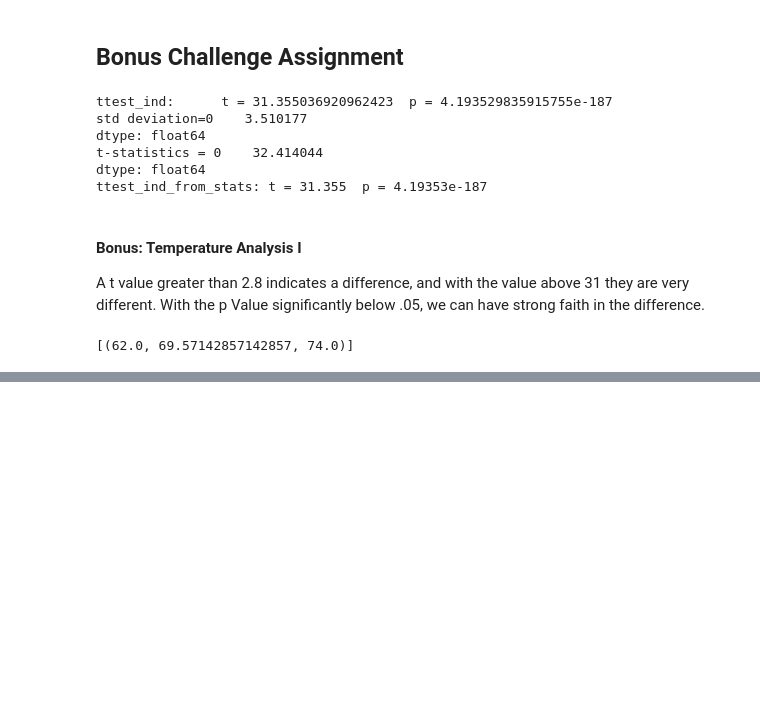
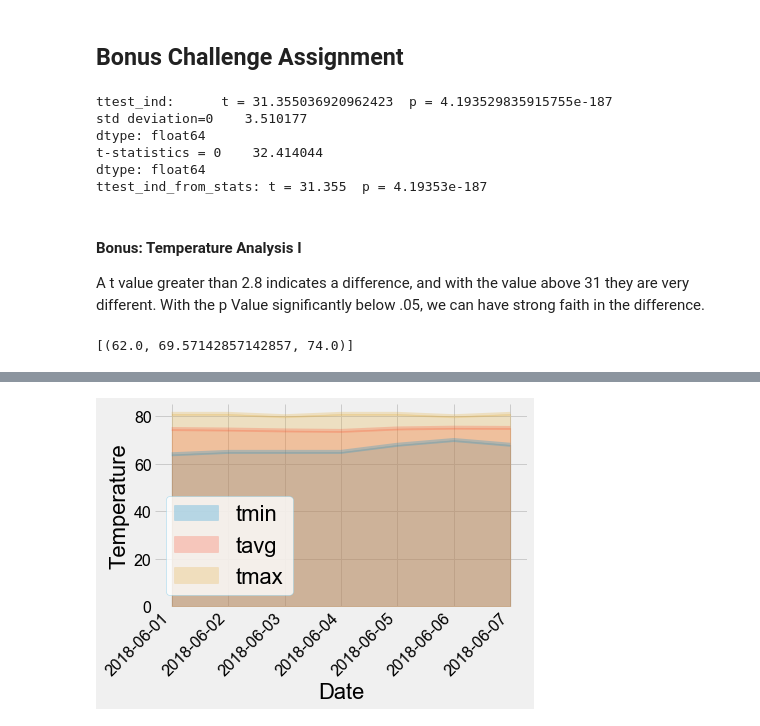
Before and after one commit to gshreve01/sqlalchemy-challenge, a Jupyter notebook: climate.ipynb, the cells around one changed output, grey strips where cells are left out. Cells and saved outputs as stored; diff of their text form; code cells hidden in the pictures; blank space fills up the shorter version.

Commit message:
it is working except for tick labels

```diff
--- a/climate_starter.ipynb
+++ b/climate.ipynb
@@ -387,11 +415,23 @@ daily_normals("01-01")
 # %%
 # calculate the daily normals for your trip
 # push each tuple of calculations into a list called `normals`
+normals = []
 
 # Set the start and end date of the trip
+start_date = min(trip_dates)
+end_date = max(trip_dates)
+#start_date = f"{str(trip_dates[0].month).zfill(2)}-{str(trip_dates[0].day).zfill(2)}"
+#end_date =  f"{str(trip_dates[-1].month).zfill(2)}-{str(trip_dates[-1].day).zfill(2)}"
 
 # Use the start and end date to create a range of dates
+number_of_vacation_days = (end_date - start_date).days + 1
+date_list = [start_date + relativedelta(days=x) for x in range(0, number_of_vacation_days)]
 
 # Stip off the year and save a list of %m-%d strings
+stripped_date_list = [f"{str(dt.month).zfill(2)}-{str(dt.day).zfill(2)}" for dt in date_list]
 
 # Loop through the list of %m-%d strings and calculate the normals for each date
+for stripped_dt in stripped_date_list:
+    normals.append(np.ravel(daily_normals(stripped_dt)))
+
+normals
@@ -398,2 +446,6 @@ daily_normals("01-01")
 # %%
 # Load the previous query results into a Pandas DataFrame and add the `trip_dates` range as the `date` index
+trip_days_df = pd.DataFrame(normals, columns=['tmin', 'tavg', 'tmax'])
+trip_days_df['trip_dates'] = trip_dates
+trip_days_df.set_index('trip_dates', inplace=True)
+trip_days_df
@@ -401,0 +462,66 @@ daily_normals("01-01")
+# %%
+# Plot the daily normals as an area plot with `stacked=False`
+plt.rc('font', **font)
+
+y_ticks = [0, 20, 40, 60, 80]
+ax = trip_days_df.plot.area(stacked=False, rot=45, alpha=.25, clip_on=True)
+ax.set_ylabel("Temperature", fontsize=22)
+ax.set_xlabel("Date", fontsize=22)
+ax.set_yticks(y_ticks)
+
+#ax.set_xticklabels(ax.get_xticklabels(), rotation=45)
+plt.tight_layout()
+for tick in ax.xaxis.get_major_ticks():
+    tick.tick1line.set_markersize(0)
+    tick.tick2line.set_markersize(0)
+    tick.label.set_fontsize(16)
+    tick.label1.set_horizontalalignment('right')
+for tick in ax.yaxis.get_major_ticks():
+    tick.tick1line.set_markersize(0)
+    tick.tick2line.set_markersize(0)
+    tick.label.set_fontsize(16)
+
+ax.legend(loc='best', prop={'size': 20})
+
+from matplotlib.font_manager import FontProperties
+fontP = FontProperties(weight=550)
+fontP.set_size(20)
+
+
+#ax.legend(loc='best', ncol=1, bbox_to_anchor=(0, 0, 1, 1),
+#           prop = fontP, facecolor='white', edgecolor='skyblue')
+legend = plt.legend(frameon = 1, fontsize=22)
+#legend.prop(fontP)
+frame = legend.get_frame()
+frame.set_facecolor('white')
+frame.set_edgecolor('skyblue')
+plt.rcParams.update({'font.size': 20})
+ax.tick_params(axis='y',length=0)
+
+ax.spines['top'].set_visible(False)
+ax.spines['bottom'].set_visible(False)
+ax.spines['left'].set_visible(False)
+ax.spines['right'].set_visible(False)
+
+#Trying to turn off ticks
+ax.tick_params(
+    axis='both',
+    which='both',
+
+    bottom='off',
+    top='off',
+    left='off',
+    right='off',
+
+    pad=3)
+print( "Major ticks of y axis"  )
+for tick in ax.yaxis.get_major_ticks():
+    #tick.gridline.set_visible(False)
+    print( tick.tick1line.get_visible(), tick.tick2line.get_visible(), tick.gridline.get_visible()  )
+print( "Major ticks of x axis"  )
+for tick in ax.xaxis.get_major_ticks():
+    #tick.gridline.set_visible(true)
+    print( tick.tick1line.get_visible(), tick.tick2line.get_visible(), tick.gridline.get_visible()  )
+
+plt.show()
+# %% [output]
@@ -401,0 +542 @@ daily_normals("01-01")
+[figure, added]
```
Also changed, not shown: parts of 8 cells of this notebook.
